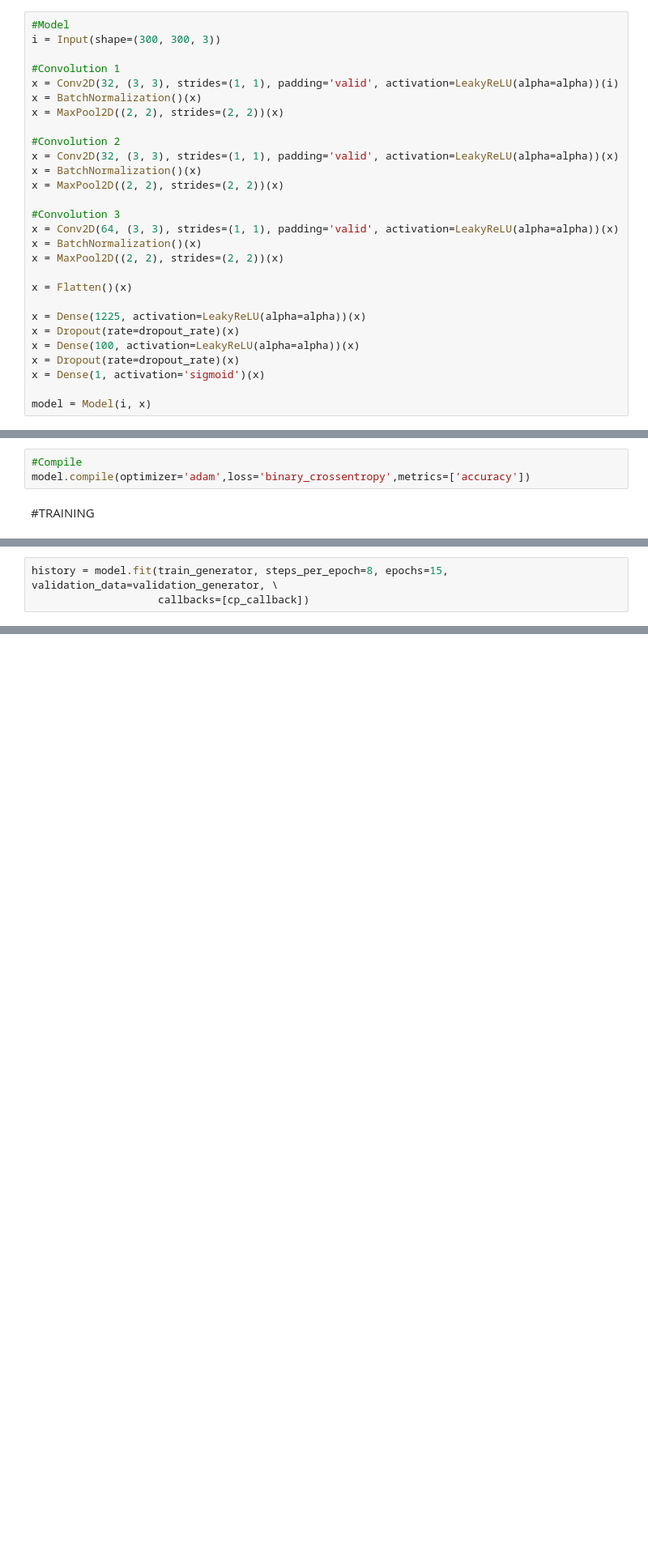
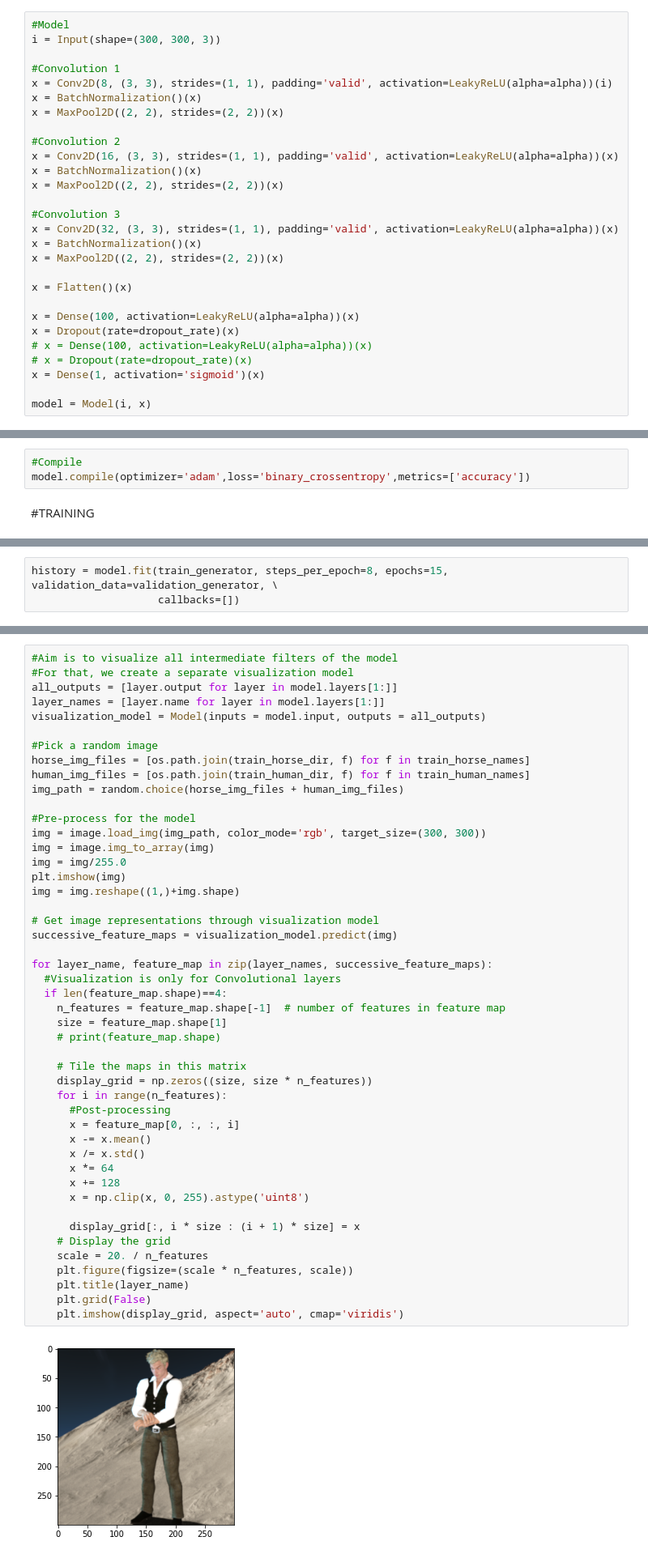
Before and after one commit to himanshunaidu/human_or_horse, a Jupyter notebook: HumanHorse.ipynb, the cells around one changed output, grey strips where cells are left out. Shown at 81% size. Drawn from its saved outputs; the diff is of its cells as text; blank space fills up the shorter version.

Commit message:
Visualization

```diff
--- a/HumanHorse.ipynb
+++ b/HumanHorse.ipynb
@@ -126,26 +127,26 @@ dropout_rate = 0.3
 i = Input(shape=(300, 300, 3))
 
 #Convolution 1
-x = Conv2D(32, (3, 3), strides=(1, 1), padding='valid', activation=LeakyReLU(alpha=alpha))(i)
+x = Conv2D(8, (3, 3), strides=(1, 1), padding='valid', activation=LeakyReLU(alpha=alpha))(i)
 x = BatchNormalization()(x)
 x = MaxPool2D((2, 2), strides=(2, 2))(x)
 
 #Convolution 2
-x = Conv2D(32, (3, 3), strides=(1, 1), padding='valid', activation=LeakyReLU(alpha=alpha))(x)
+x = Conv2D(16, (3, 3), strides=(1, 1), padding='valid', activation=LeakyReLU(alpha=alpha))(x)
 x = BatchNormalization()(x)
 x = MaxPool2D((2, 2), strides=(2, 2))(x)
 
 #Convolution 3
-x = Conv2D(64, (3, 3), strides=(1, 1), padding='valid', activation=LeakyReLU(alpha=alpha))(x)
+x = Conv2D(32, (3, 3), strides=(1, 1), padding='valid', activation=LeakyReLU(alpha=alpha))(x)
 x = BatchNormalization()(x)
 x = MaxPool2D((2, 2), strides=(2, 2))(x)
 
 x = Flatten()(x)
 
-x = Dense(1225, activation=LeakyReLU(alpha=alpha))(x)
-x = Dropout(rate=dropout_rate)(x)
 x = Dense(100, activation=LeakyReLU(alpha=alpha))(x)
 x = Dropout(rate=dropout_rate)(x)
+# x = Dense(100, activation=LeakyReLU(alpha=alpha))(x)
+# x = Dropout(rate=dropout_rate)(x)
 x = Dense(1, activation='sigmoid')(x)
 
 model = Model(i, x)
@@ -179,6 +180,6 @@ save_path = "gdrive/My Drive/Colab Notebooks/HH1"
 cp_callback = tf.keras.callbacks.ModelCheckpoint(filepath=save_path, save_weights_only=True, verbose=1)
 # %%
 history = model.fit(train_generator, steps_per_epoch=8, epochs=15, validation_data=validation_generator, \
-                    callbacks=[cp_callback])
+                    callbacks=[])
 # %% [output]
 Epoch 1/15
@@ -200,0 +204,49 @@ Epoch 00015: saving model to gdrive/My Drive/Colab Notebooks/HH1
+# %%
+#Aim is to visualize all intermediate filters of the model
+#For that, we create a separate visualization model
+all_outputs = [layer.output for layer in model.layers[1:]]
+layer_names = [layer.name for layer in model.layers[1:]]
+visualization_model = Model(inputs = model.input, outputs = all_outputs)
+
+#Pick a random image
+horse_img_files = [os.path.join(train_horse_dir, f) for f in train_horse_names]
+human_img_files = [os.path.join(train_human_dir, f) for f in train_human_names]
+img_path = random.choice(horse_img_files + human_img_files)
+
+#Pre-process for the model
+img = image.load_img(img_path, color_mode='rgb', target_size=(300, 300))
+img = image.img_to_array(img)
+img = img/255.0
+plt.imshow(img)
+img = img.reshape((1,)+img.shape)
+
+# Get image representations through visualization model
+successive_feature_maps = visualization_model.predict(img)
+
+for layer_name, feature_map in zip(layer_names, successive_feature_maps):
+  #Visualization is only for Convolutional layers
+  if len(feature_map.shape)==4:
+    n_features = feature_map.shape[-1]  # number of features in feature map
+    size = feature_map.shape[1]
+    # print(feature_map.shape)
+
+    # Tile the maps in this matrix
+    display_grid = np.zeros((size, size * n_features))
+    for i in range(n_features):
+      #Post-processing
+      x = feature_map[0, :, :, i]
+      x -= x.mean()
+      x /= x.std()
+      x *= 64
+      x += 128
+      x = np.clip(x, 0, 255).astype('uint8')
+
+      display_grid[:, i * size : (i + 1) * size] = x
+    # Display the grid
+    scale = 20. / n_features
+    plt.figure(figsize=(scale * n_features, scale))
+    plt.title(layer_name)
+    plt.grid(False)
+    plt.imshow(display_grid, aspect='auto', cmap='viridis')
+# %% [output]
+[figure, added]
```
Also changed, not shown: parts of 6 cells of this notebook.
